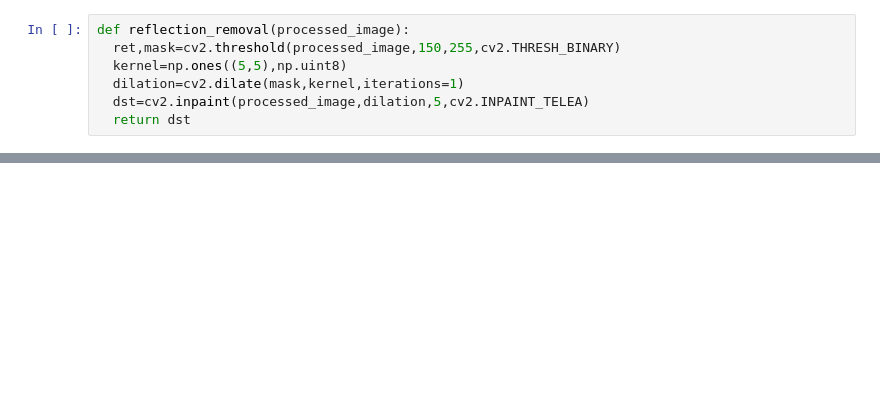
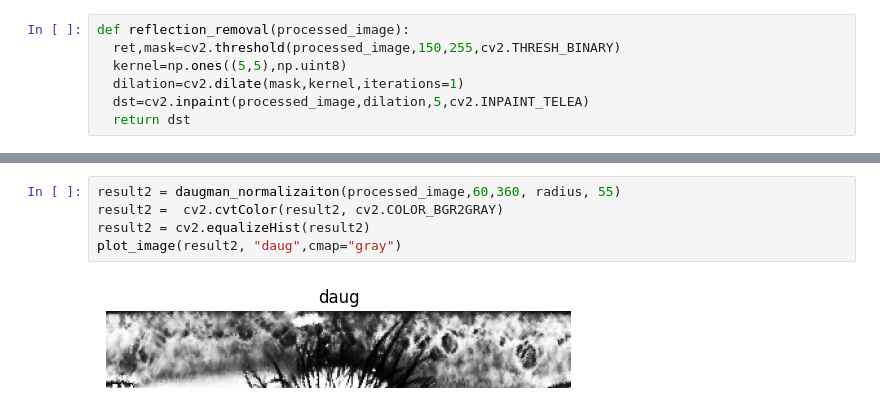
Before and after one commit to mouradmagdy/Iris_Recognition, a Jupyter notebook: iris_processing.ipynb, the cells around one changed output, grey strips where cells are left out. Saved outputs shown, nothing was run; the diff lists cells and outputs as text; blank space fills up the shorter version.

```diff
--- a/iris_processing.ipynb
+++ b/iris_processing.ipynb
@@ -96,0 +99,7 @@ error: OpenCV(4.10.0) D:\a\opencv-python\opencv-python\opencv\modules\imgproc\sr
+# %%
+result2 = daugman_normalizaiton(processed_image,60,360, radius, 55)
+result2 =  cv2.cvtColor(result2, cv2.COLOR_BGR2GRAY)
+result2 = cv2.equalizeHist(result2)
+plot_image(result2, "daug",cmap="gray")
+# %% [output]
+[figure, added]
```
Also changed, not shown: parts of 16 cells of this notebook.
